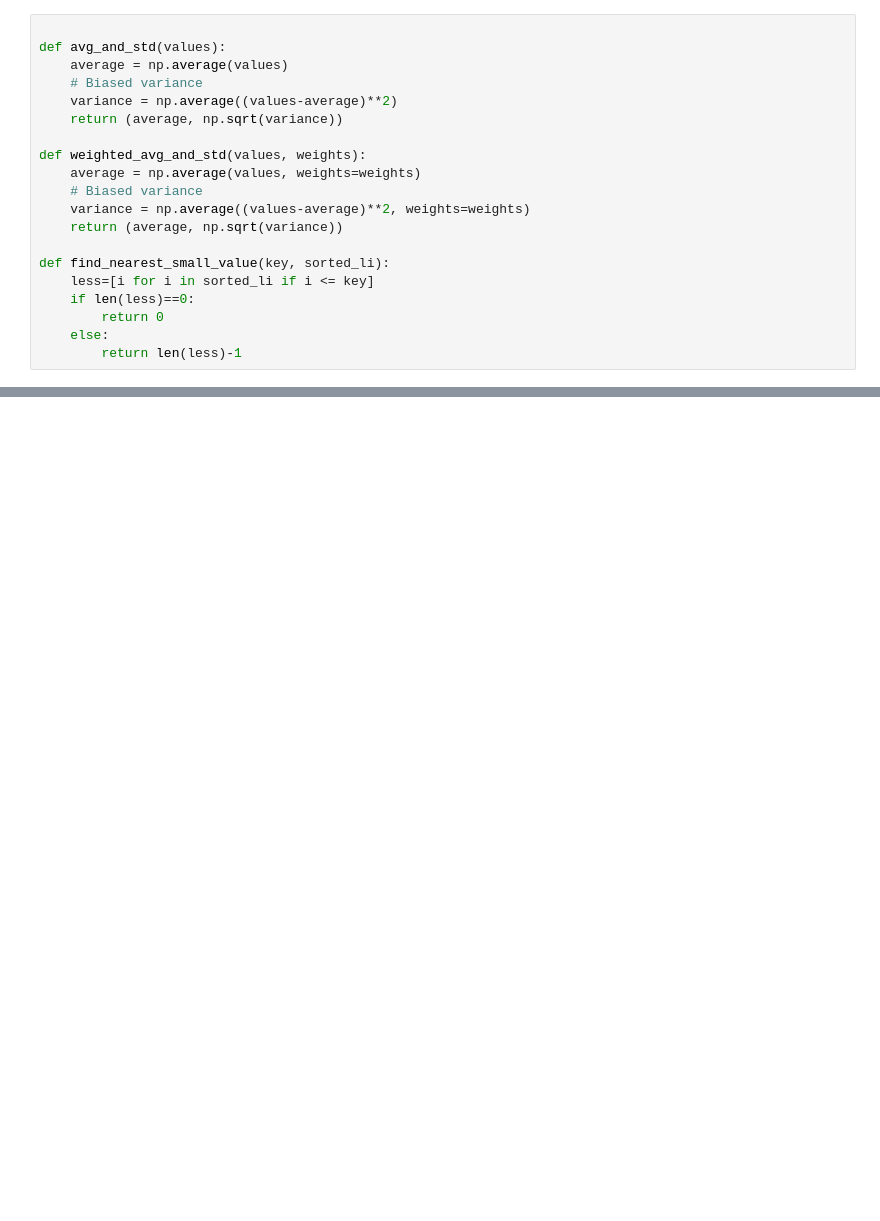
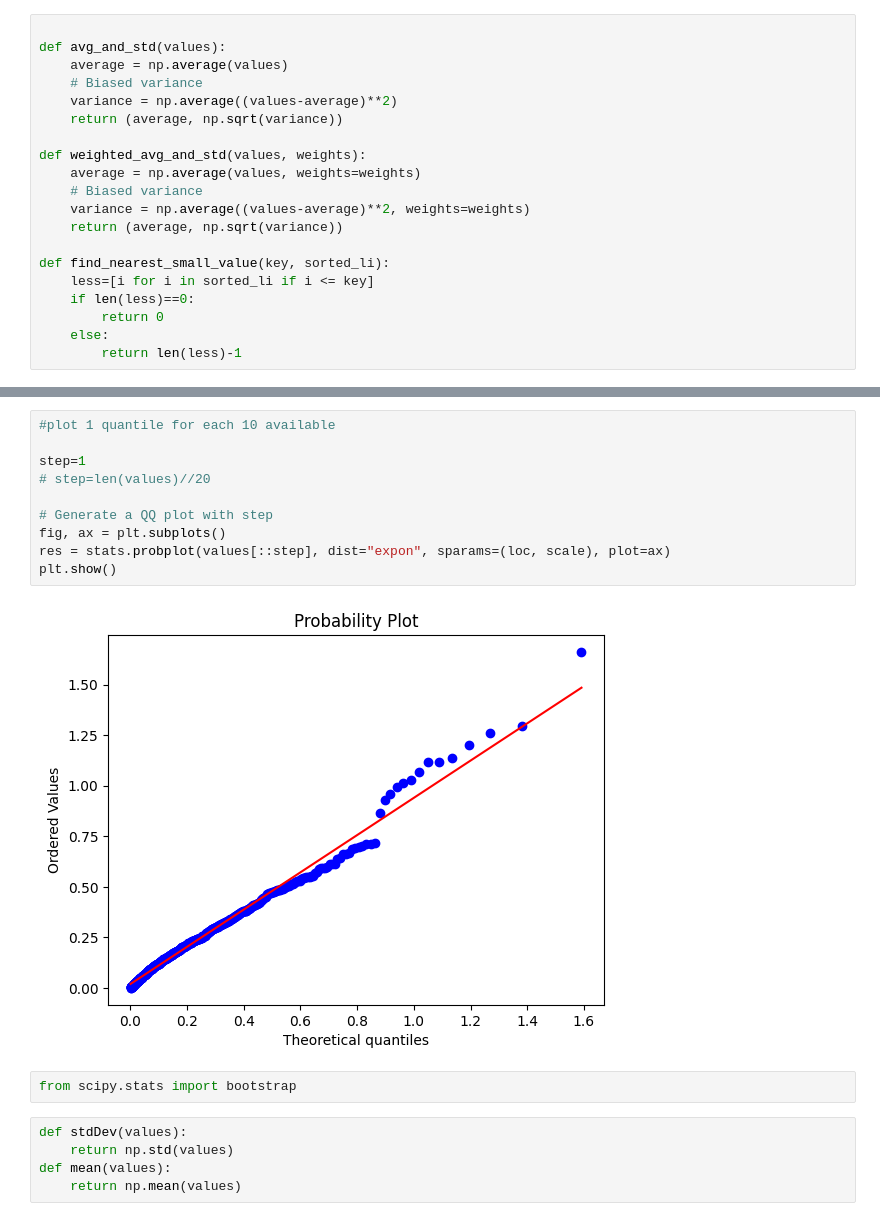
Before and after one commit to Sonic803/multi-core-sched, a Jupyter notebook: python/iid.ipynb, the cells around one changed output, grey strips where cells are left out. Drawn from its saved outputs; the diff is of its cells as text; blank space fills up the shorter version.

```diff
--- a/python/iid.ipynb
+++ b/python/iid.ipynb
@@ -387,0 +359,19 @@ plt.show()
+# %%
+#plot 1 quantile for each 10 available
+
+step=1
+# step=len(values)//20
+
+# Generate a QQ plot with step
+fig, ax = plt.subplots()
+res = stats.probplot(values[::step], dist="expon", sparams=(loc, scale), plot=ax)
+plt.show()
+# %% [output]
+[figure, added]
+# %%
+from scipy.stats import bootstrap
+# %%
+def stdDev(values):
+    return np.std(values)
+def mean(values):
+    return np.mean(values)
```
Also changed, not shown: parts of 17 cells of this notebook, 3 other files.
